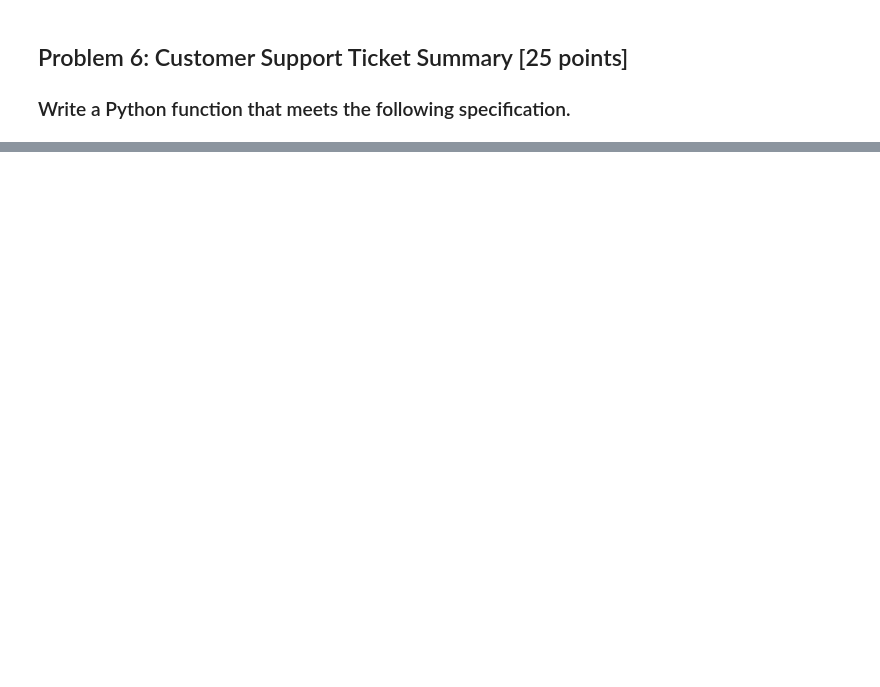
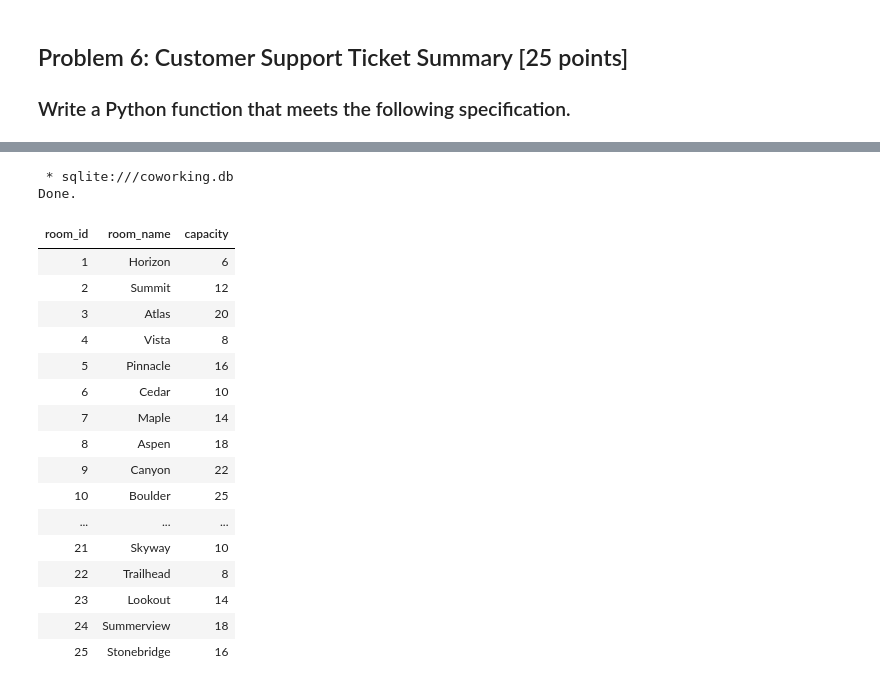
Before and after one commit to sterpebc/BZAN2021_Summer2026_FinalA, a Jupyter notebook: Final.ipynb, the cells around one changed output, grey strips where cells are left out. Drawn from its saved outputs; the diff is of its cells as text; code cells hidden in the pictures; blank space fills up the shorter version.

```diff
--- a/Final.ipynb
+++ b/Final.ipynb
@@ -179,0 +220,23 @@ _test_ticket_summary()
+# %%
+%%sql
+select * from rooms
+# %% [output]
+ * sqlite:///coworking.db
+Done.
+| room_id | room_name | capacity |
+| 1 | Horizon | 6 |
+| 2 | Summit | 12 |
+| 3 | Atlas | 20 |
+| 4 | Vista | 8 |
+| 5 | Pinnacle | 16 |
+| 6 | Cedar | 10 |
+| 7 | Maple | 14 |
+| 8 | Aspen | 18 |
+| 9 | Canyon | 22 |
+| 10 | Boulder | 25 |
+| ... | ... | ... |
+| 21 | Skyway | 10 |
+| 22 | Trailhead | 8 |
+| 23 | Lookout | 14 |
+| 24 | Summerview | 18 |
+| 25 | Stonebridge | 16 |
```
Also changed, not shown: parts of 8 cells of this notebook.
